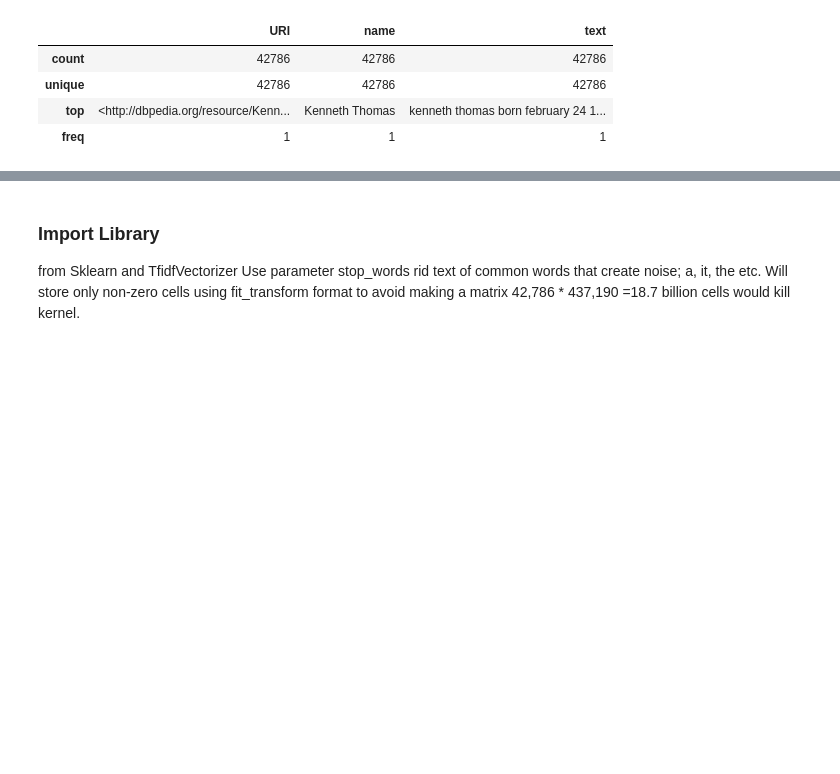
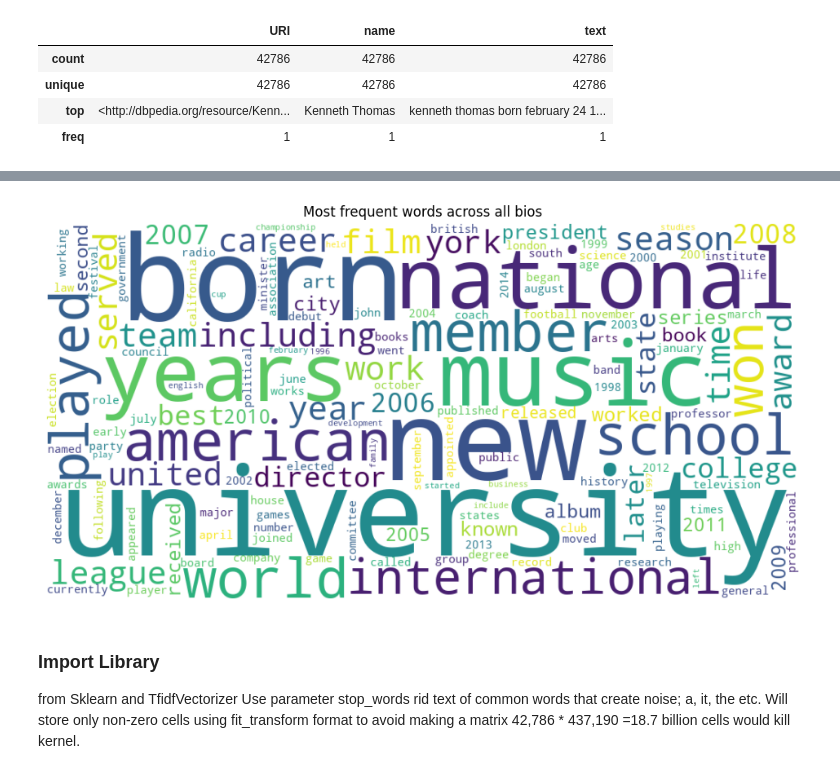
Before and after one commit to cyeef/Data-Science-Portfolio-C21-, a Jupyter notebook: Projects/Project-5/NLP.Description.for.Students.ipynb, the cells around one changed output, grey strips where cells are left out. Drawn from its saved outputs; the diff is of its cells as text; code cells hidden in the pictures; blank space fills up the shorter version.

```diff
--- a/Projects/Project-5/NLP.Description.for.Students.ipynb
+++ b/Projects/Project-5/NLP.Description.for.Students.ipynb
@@ -204,3 +255,16 @@ people_df.describe()
+# %%
+from wordcloud import WordCloud   # run !pip install wordcloud once, near your other installs
+
+wc = WordCloud(width=1000, height=500, background_color='white')
+wc.generate_from_frequencies(corpus_freq.head(150).to_dict())
+
+plt.figure(figsize=(12, 6))
+plt.imshow(wc, interpolation='bilinear')
+plt.axis('off')
+plt.title('Most frequent words across all bios')
+plt.show()
+# %% [output]
+[figure, added]
 # %% [markdown]
 ### Import Library
 
```
Also changed, not shown: parts of 8 cells of this notebook.
